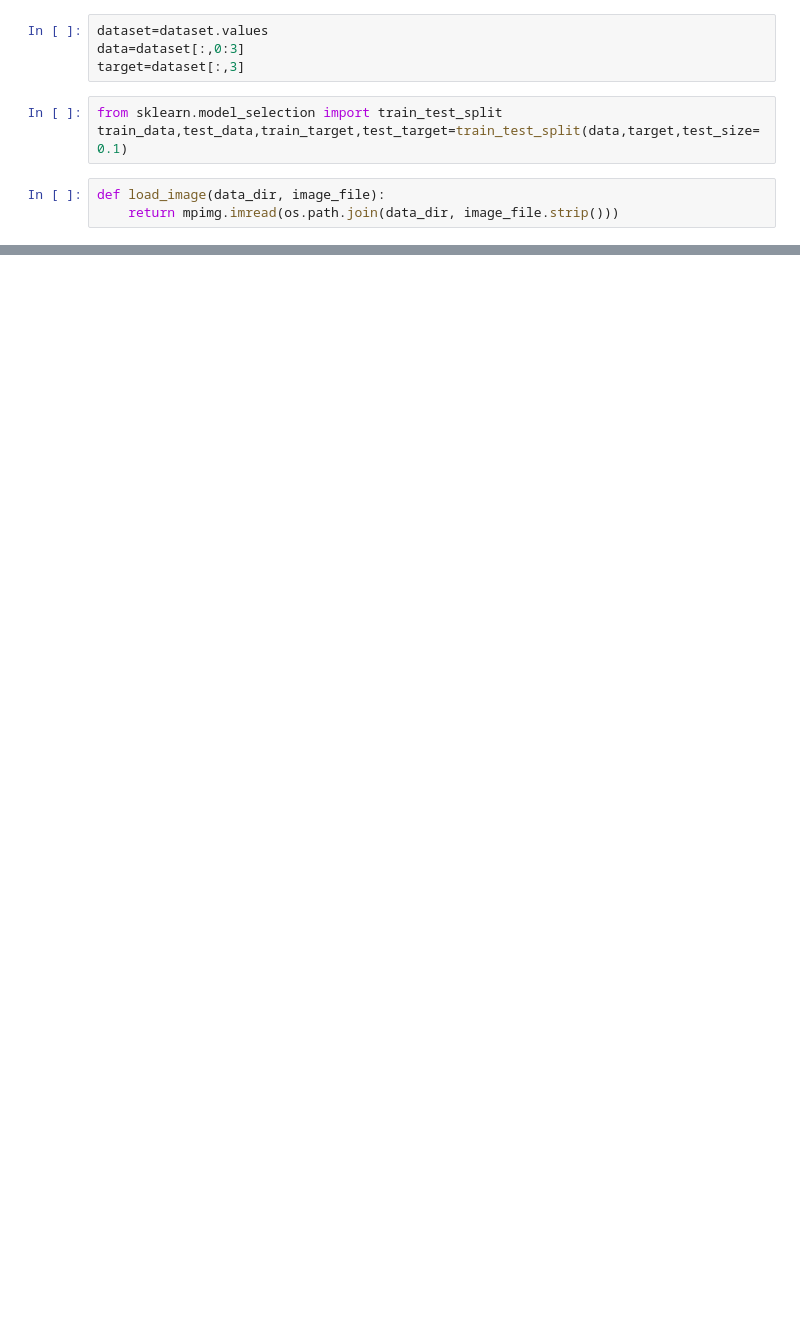
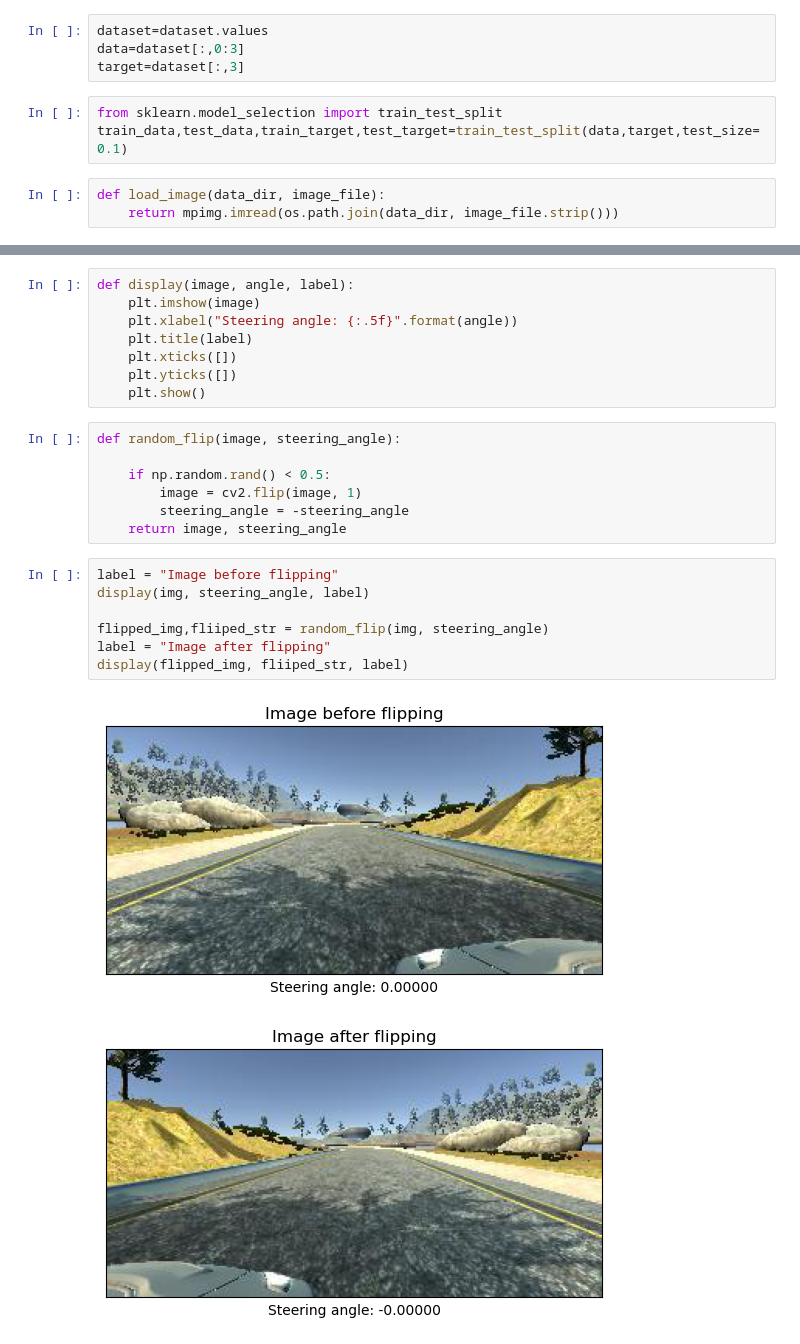
Before and after one commit to oshadadil99/Self-Driving-Car-Simulator, a Jupyter notebook: self-driving-car.ipynb, the cells around one changed output, grey strips where cells are left out. Drawn from its saved outputs; the diff is of its cells as text; blank space fills up the shorter version.

```diff
--- a/self-driving-car.ipynb
+++ b/self-driving-car.ipynb
@@ -46,0 +81,25 @@ print(steering_angle)
+# %%
+def display(image, angle, label):
+    plt.imshow(image)
+    plt.xlabel("Steering angle: {:.5f}".format(angle))
+    plt.title(label)
+    plt.xticks([])
+    plt.yticks([])
+    plt.show()
+# %%
+def random_flip(image, steering_angle):
+
+    if np.random.rand() < 0.5:
+        image = cv2.flip(image, 1)
+        steering_angle = -steering_angle
+    return image, steering_angle
+# %%
+label = "Image before flipping"
+display(img, steering_angle, label)
+
+flipped_img,fliiped_str = random_flip(img, steering_angle)
+label = "Image after flipping"
+display(flipped_img, fliiped_str, label)
+# %% [output]
+[figure, added]
+[figure, added]
```
Also changed, not shown: parts of 16 cells of this notebook.
